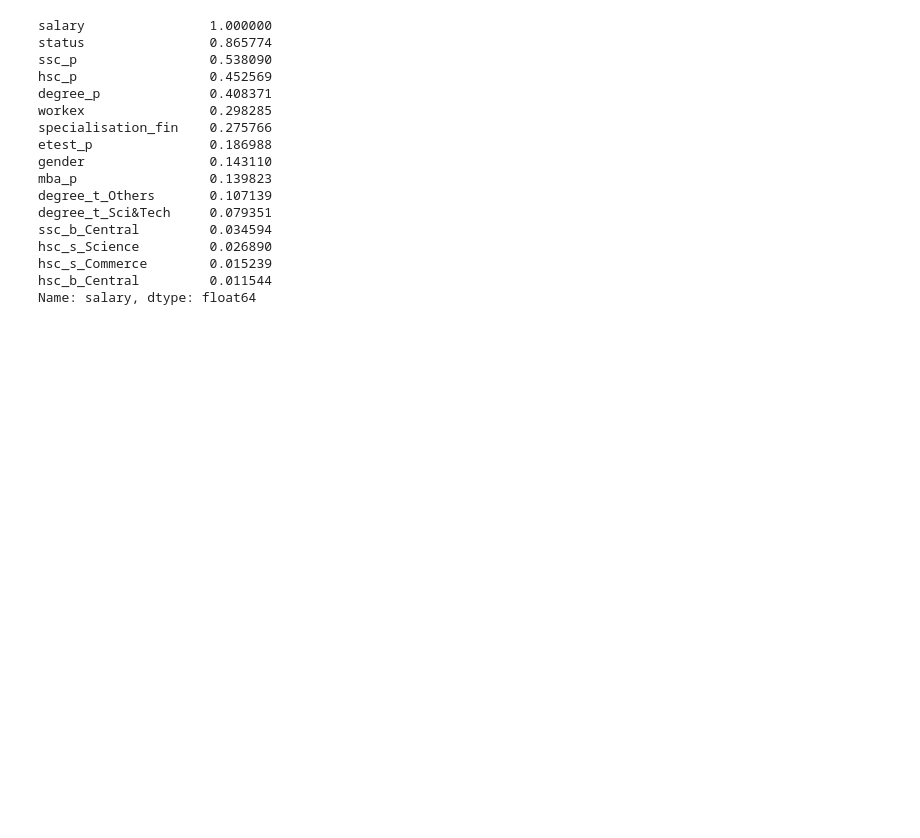
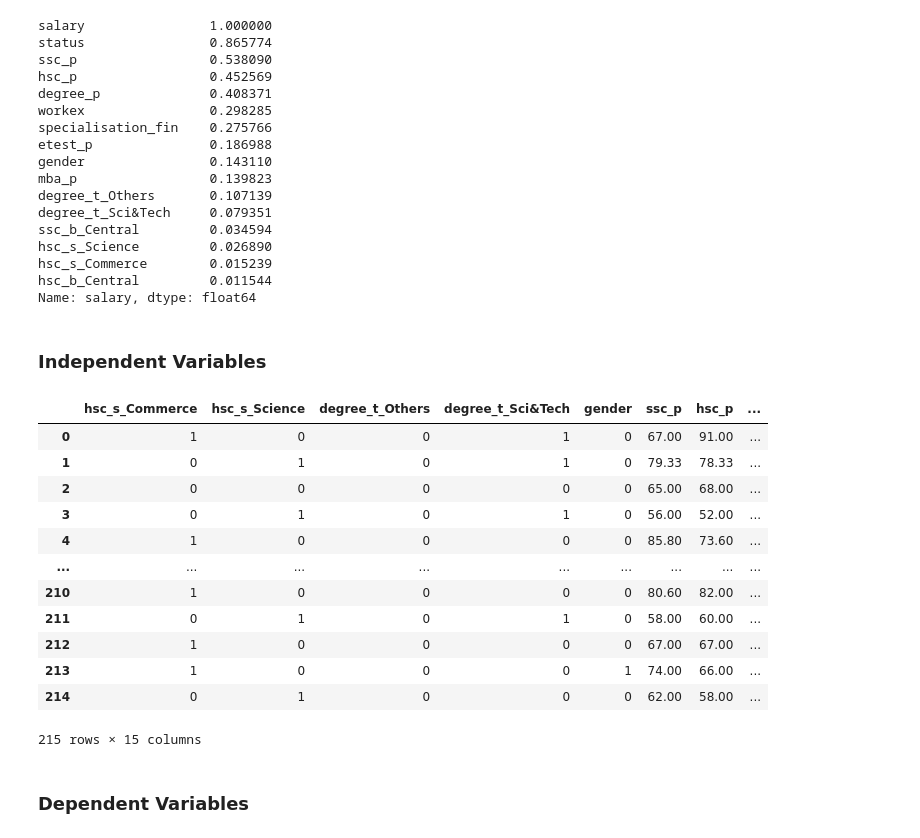
Before and after one commit to vikaschauhan734/campus_recruitment_prediction, a Jupyter notebook: notebook.ipynb, the cells around one changed output. Saved outputs shown, nothing was run; the diff lists cells and outputs as text; code cells hidden in the pictures; blank space fills up the shorter version.

```diff
--- a/notebook.ipynb
+++ b/notebook.ipynb
@@ -356,3 +364,24 @@ hsc_s_Science         0.026890
 hsc_s_Commerce        0.015239
 hsc_b_Central         0.011544
 Name: salary, dtype: float64
+# %% [markdown]
+### Independent Variables
+# %%
+X = df1.drop('salary',axis=1)
+X
+# %% [output]
+|  | hsc_s_Commerce | hsc_s_Science | degree_t_Others | degree_t_Sci&Tech | gender | ssc_p | hsc_p | ... |
+| 0 | 1 | 0 | 0 | 1 | 0 | 67.00 | 91.00 | ... |
+| 1 | 0 | 1 | 0 | 1 | 0 | 79.33 | 78.33 | ... |
+| 2 | 0 | 0 | 0 | 0 | 0 | 65.00 | 68.00 | ... |
+| 3 | 0 | 1 | 0 | 1 | 0 | 56.00 | 52.00 | ... |
+| 4 | 1 | 0 | 0 | 0 | 0 | 85.80 | 73.60 | ... |
+| ... | ... | ... | ... | ... | ... | ... | ... | ... |
+| 210 | 1 | 0 | 0 | 0 | 0 | 80.60 | 82.00 | ... |
+| 211 | 0 | 1 | 0 | 1 | 0 | 58.00 | 60.00 | ... |
+| 212 | 1 | 0 | 0 | 0 | 0 | 67.00 | 67.00 | ... |
+| 213 | 1 | 0 | 0 | 0 | 1 | 74.00 | 66.00 | ... |
+| 214 | 0 | 1 | 0 | 0 | 0 | 62.00 | 58.00 | ... |
+215 rows × 15 columns
+# %% [markdown]
+### Dependent Variables
```
Also changed, not shown: parts of 41 cells of this notebook, 6 other files.
